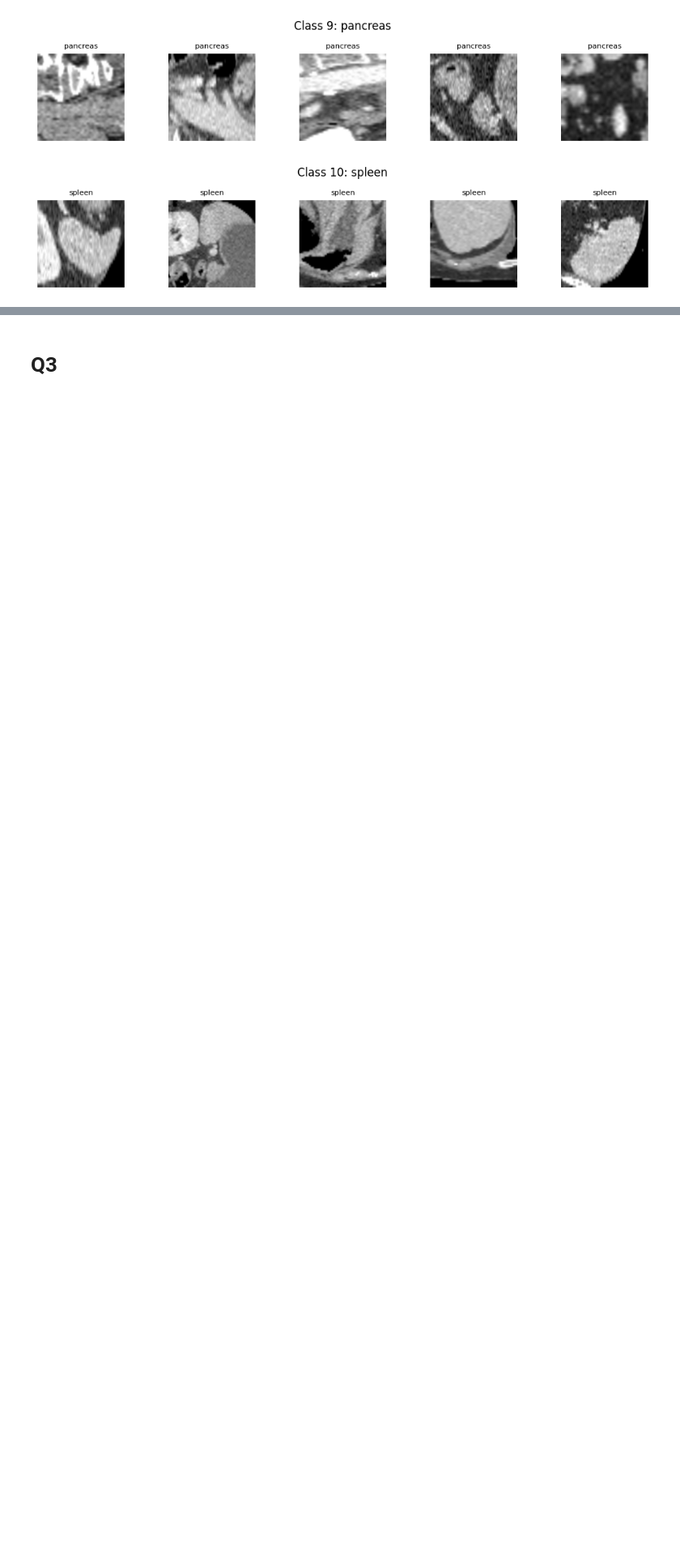
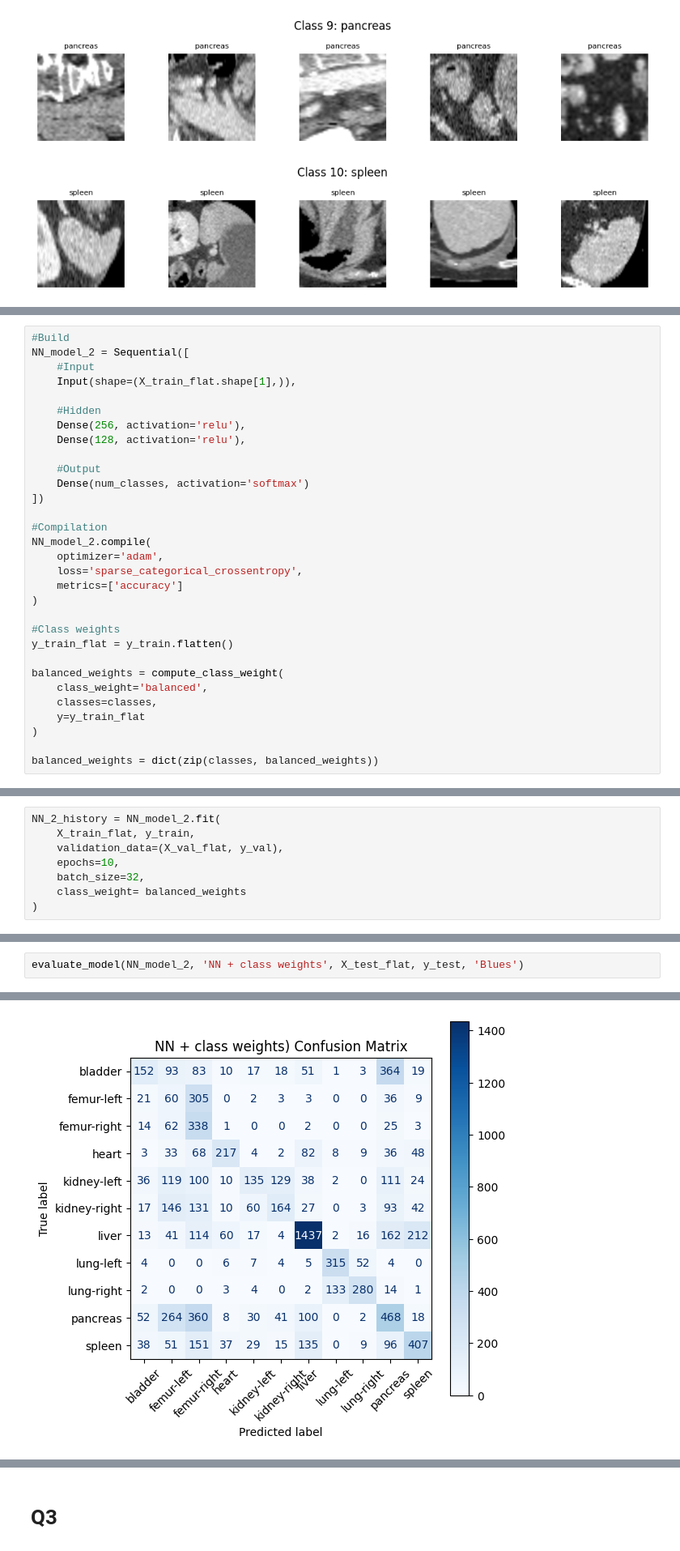
Before and after one commit to 4yala/NotebooksDL, a Jupyter notebook: CW2_DL.ipynb, the cells around one changed output, grey strips where cells are left out. Shown at 81% size. Saved outputs shown, nothing was run; the diff lists cells and outputs as text; blank space fills up the shorter version.

```diff
--- a/CW2_DL.ipynb
+++ b/CW2_DL.ipynb
@@ -410,0 +659,31 @@ Test accuracy: 0.42256712913513184
+# %%
+#Build
+NN_model_2 = Sequential([
+    #Input
+    Input(shape=(X_train_flat.shape[1],)),
+
+    #Hidden
+    Dense(256, activation='relu'),
+    Dense(128, activation='relu'),
+
+    #Output
+    Dense(num_classes, activation='softmax')
+])
+
+#Compilation
+NN_model_2.compile(
+    optimizer='adam',
+    loss='sparse_categorical_crossentropy',
+    metrics=['accuracy']
+)
+
+#Class weights
+y_train_flat = y_train.flatten()
+
+balanced_weights = compute_class_weight(
+    class_weight='balanced',
+    classes=classes,
+    y=y_train_flat
+)
+
+balanced_weights = dict(zip(classes, balanced_weights))
@@ -410,0 +710,8 @@ Test accuracy: 0.42256712913513184
+# %%
+NN_2_history = NN_model_2.fit(
+    X_train_flat, y_train,
+    validation_data=(X_val_flat, y_val),
+    epochs=10,
+    batch_size=32,
+    class_weight= balanced_weights
+)
@@ -410,0 +768,3 @@ Test accuracy: 0.42256712913513184
+# %%
+evaluate_model(NN_model_2, 'NN + class weights', X_test_flat, y_test, 'Blues')
+# %% [output]
@@ -410,0 +798 @@ Test accuracy: 0.42256712913513184
+[figure, added]
```
Also changed, not shown: parts of 52 cells of this notebook.
